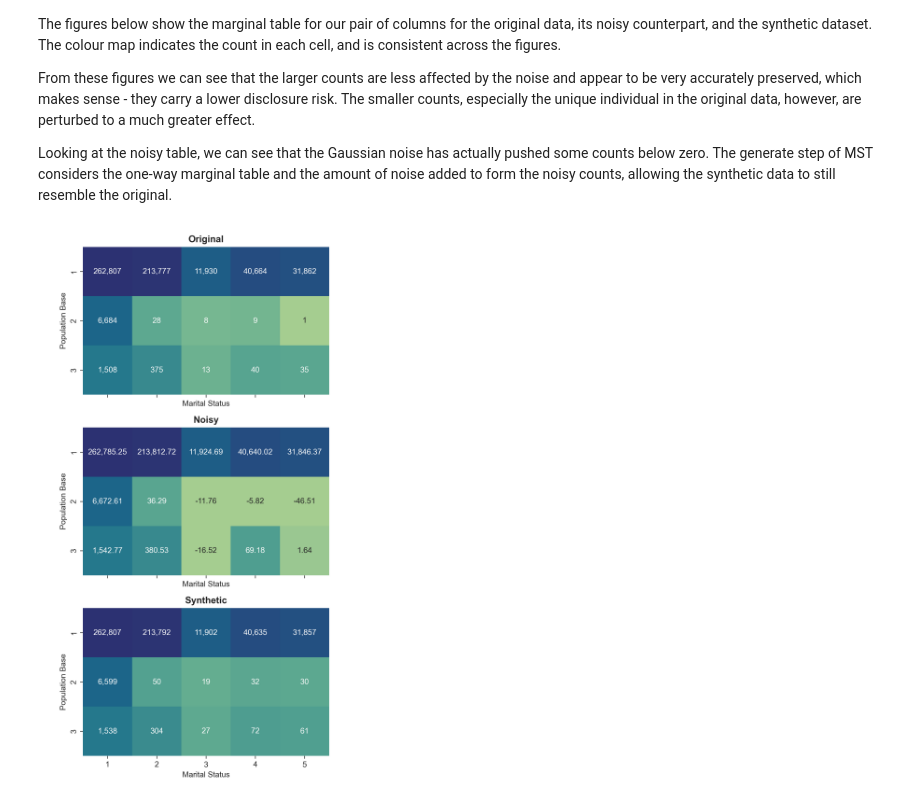
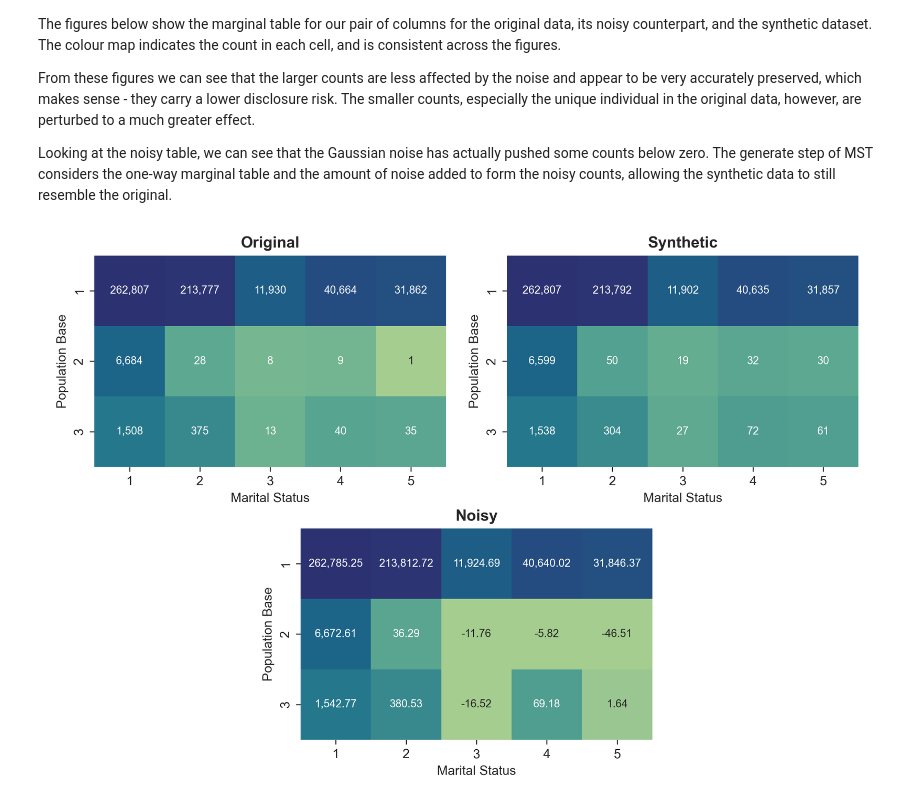
Before and after one commit to datasciencecampus/mst-demo, a Jupyter notebook: main.ipynb, the cells around one changed output. Drawn from its saved outputs; the diff is of its cells as text; code cells hidden in the pictures.

```diff
--- a/main.ipynb
+++ b/main.ipynb
@@ -35,7 +47,9 @@ def encode_data(data):
     """Use an ordinal encoder to convert categorical data."""
 
     encoder = OrdinalEncoder().fit(data)
-    data = pd.DataFrame(encoder.transform(data).astype(int), columns=data.columns)
+    data = pd.DataFrame(
+        encoder.transform(data).astype(int), columns=data.columns
+    )
 
     return data, encoder
 
@@ -294,7 +343,8 @@ ordered_cliques = [
 ]
 
 wrapped_cliques = [
-    tuple(textwrap.fill(col, 12) for col in clique) for clique in ordered_cliques
+    tuple(textwrap.fill(col, 12) for col in clique)
+    for clique in ordered_cliques
 ]
 
 graph = nx.DiGraph()
@@ -303,7 +353,15 @@ pos = nx.nx_agraph.graphviz_layout(graph, root=est.elimination_order[-1])
 
 with io.BytesIO() as sio:
     fig, ax = plt.subplots(dpi=300, figsize=(6, 6))
-    nx.draw(graph, pos, ax=ax, with_labels=True, node_size=800, node_color="#8ab", font_size=4)
+    nx.draw(
+        graph,
+        pos,
+        ax=ax,
+        with_labels=True,
+        node_size=800,
+        node_color="#8ab",
+        font_size=4,
+    )
 
     plt.tight_layout()
     fig.canvas.print_png(sio)
@@ -421,9 +481,9 @@ def get_noisy_two_way(log2, pair, domain):
     shape = domain.project(pair).shape
 
     noisy = pd.DataFrame(
-        next(counts for _, counts, _, clique in log2 if clique == tuple(pair)).reshape(
-            shape
-        )
+        next(
+            counts for _, counts, _, clique in log2 if clique == tuple(pair)
+        ).reshape(shape)
     ).rename_axis(index=a, columns=b)
 
     noisy.index += 1
@@ -454,33 +514,42 @@ counts below zero.
 The generate step of MST considers the one-way marginal table and the amount of noise added to form the noisy counts, allowing the synthetic data to still resemble the original.
 # %%
 with io.BytesIO() as bio:
-    fig, axes = plt.subplots(nrows=3, dpi=300, figsize=(6, 10), sharex=True)
+    fig = plt.figure(dpi=300, figsize=(9, 6))
+    grid = GridSpec(2, 4)
 
-    for name, table, ax in zip(("Original", "Noisy", "Synthetic"), tables, axes):
+    topleft = fig.add_subplot(grid[0, :2])
+    topright = fig.add_subplot(grid[0, 2:])
+    bottom = fig.add_subplot(grid[1, 1:3])
+    axes = (topleft, bottom, topright)
+
+    for name, table, ax in zip(
+        ("Original", "Noisy", "Synthetic"), tables, axes
+    ):
         log_table = table.copy()
         log_table[table < 0] = 1
         log_table = np.log(log_table)
 
         sbn.heatmap(
             log_table,
             annot=table.round(2),
+            annot_kws={"fontsize": "small"},
             fmt=",",
             square=True,
             vmin=vmin,
             vmax=vmax,
             cbar=False,
             cmap="crest",
             ax=ax,
         )
 
         ax.set_title(name, fontdict={"weight": "bold"})
 
     plt.tight_layout()
 
     fig.canvas.print_png(bio)
     img = binascii.b2a_base64(bio.getvalue())
 
 plt.close()
-display(Image(base64.b64decode(img)))
+display(Image(base64.b64decode(img), width="100%"))
 # %% [output]
-[figure, old version]
+[figure, new version]
```
Also changed, not shown: parts of 18 cells of this notebook.
